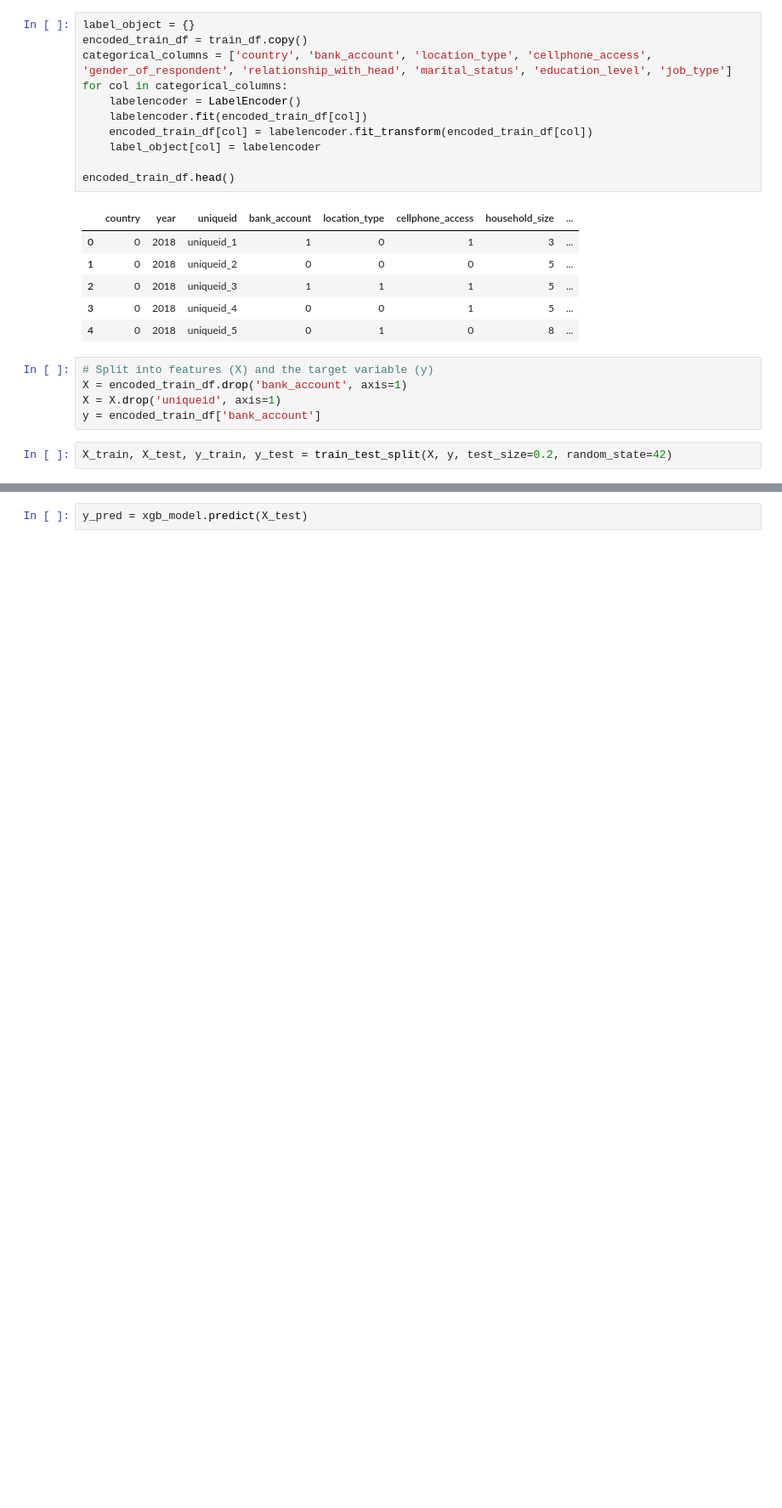
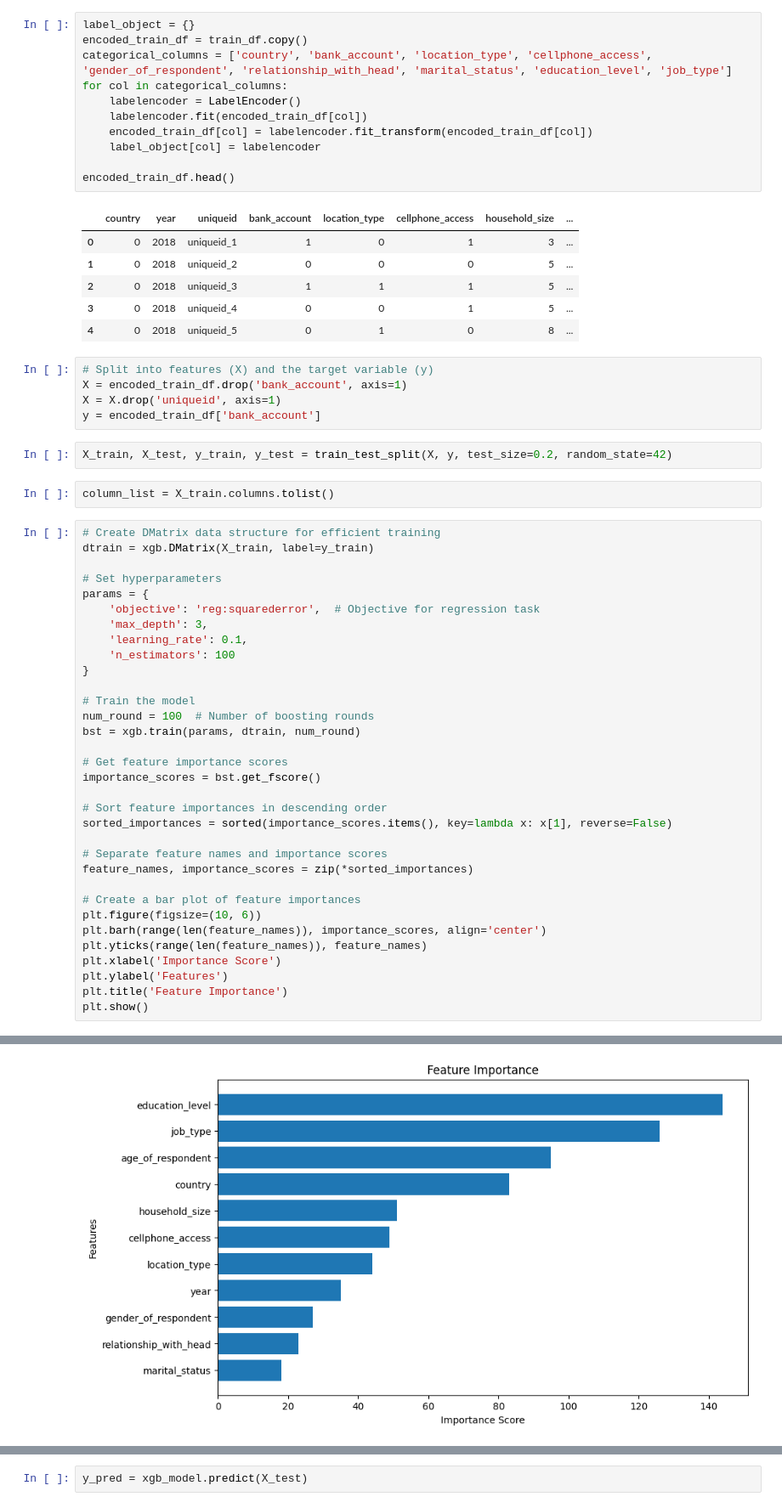
Before and after one commit to AndrewAllkinPersonal/financial-inclusion-in-africa, a Jupyter notebook: andrew_model.ipynb, the cells around one changed output, grey strips where cells are left out. Shown: that part at 85% size. Saved outputs shown, nothing was run; the diff lists cells and outputs as text; blank space fills up the shorter version.

Commit message:
xgboost model parameter tuning

```diff
--- a/andrew_model.ipynb
+++ b/andrew_model.ipynb
@@ -36,3 +38,39 @@ X = X.drop('uniqueid', axis=1)
 y = encoded_train_df['bank_account']
 # %%
 X_train, X_test, y_train, y_test = train_test_split(X, y, test_size=0.2, random_state=42)
+# %%
+column_list = X_train.columns.tolist()
+# %%
+# Create DMatrix data structure for efficient training
+dtrain = xgb.DMatrix(X_train, label=y_train)
+
+# Set hyperparameters
+params = {
+    'objective': 'reg:squarederror',  # Objective for regression task
+    'max_depth': 3,
+    'learning_rate': 0.1,
+    'n_estimators': 100
+}
+
+# Train the model
+num_round = 100  # Number of boosting rounds
+bst = xgb.train(params, dtrain, num_round)
+
+# Get feature importance scores
+importance_scores = bst.get_fscore()
+
+# Sort feature importances in descending order
+sorted_importances = sorted(importance_scores.items(), key=lambda x: x[1], reverse=False)
+
+# Separate feature names and importance scores
+feature_names, importance_scores = zip(*sorted_importances)
+
+# Create a bar plot of feature importances
+plt.figure(figsize=(10, 6))
+plt.barh(range(len(feature_names)), importance_scores, align='center')
+plt.yticks(range(len(feature_names)), feature_names)
+plt.xlabel('Importance Score')
+plt.ylabel('Features')
+plt.title('Feature Importance')
+plt.show()
+# %% [output]
@@ -38,0 +79 @@ X_train, X_test, y_train, y_test = train_test_split(X, y, test_size=0.2, random_
+[figure, added]
```
Also changed, not shown: parts of 12 cells of this notebook.
